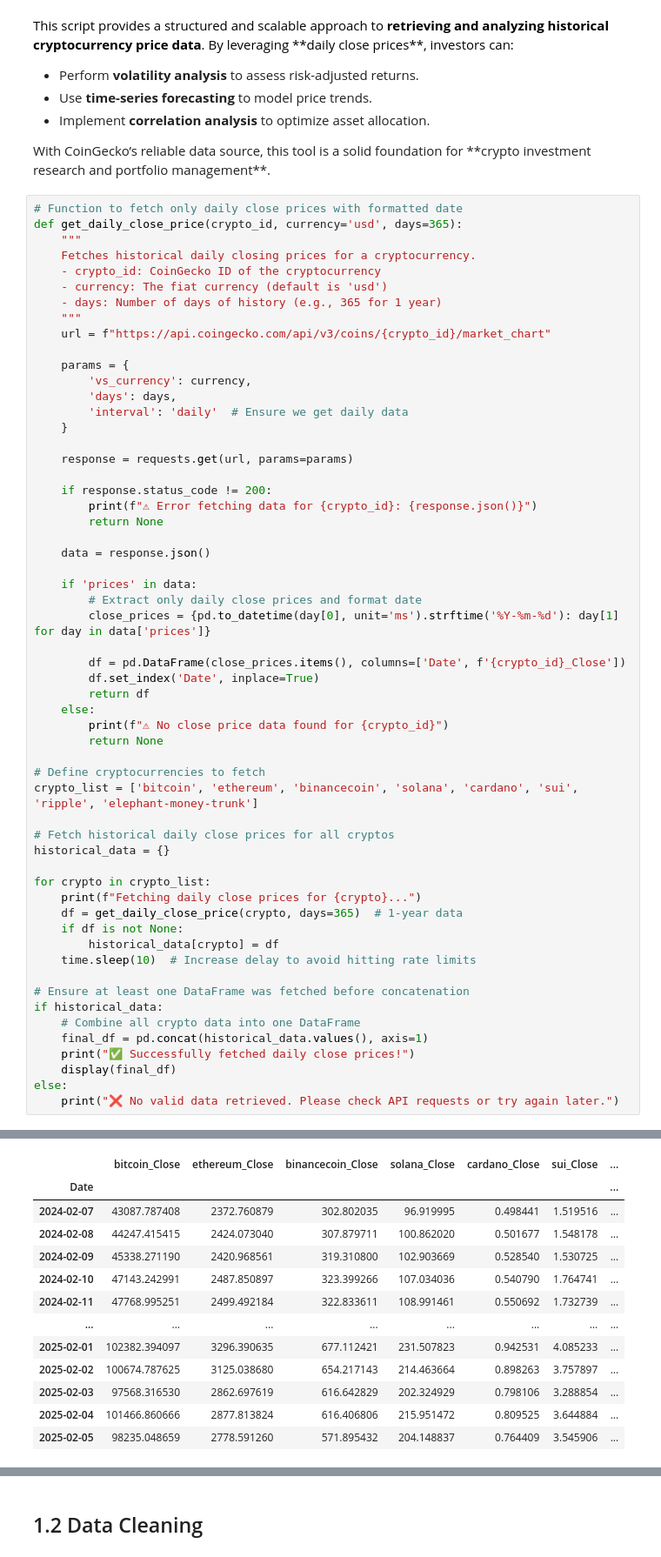
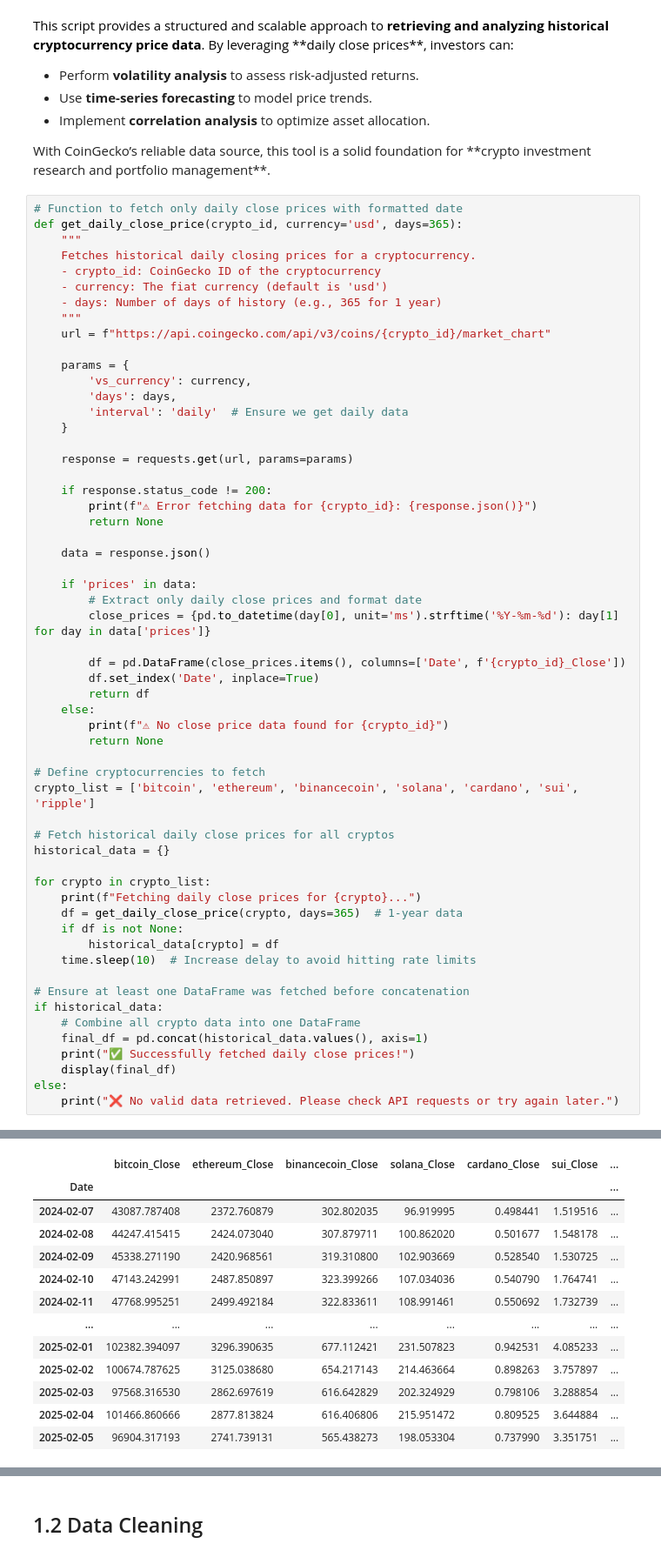
Before and after one commit to NatP-dev/Complete-Python-3-Bootcamp, a Jupyter notebook: Welcome_to_Colaboratory.ipynb, the cells around one changed output, grey strips where cells are left out. Shown at 87% size. Drawn from its saved outputs; the diff is of its cells as text.

```diff
--- a/Welcome_to_Colaboratory.ipynb
+++ b/Welcome_to_Colaboratory.ipynb
@@ -164,7 +164,7 @@ def get_daily_close_price(crypto_id, currency='usd', days=365):
         return None
 
 # Define cryptocurrencies to fetch
-crypto_list = ['bitcoin', 'ethereum', 'binancecoin', 'solana', 'cardano', 'sui', 'ripple', 'elephant-money-trunk']
+crypto_list = ['bitcoin', 'ethereum', 'binancecoin', 'solana', 'cardano', 'sui', 'ripple']
 
 # Fetch historical daily close prices for all cryptos
 historical_data = {}
@@ -196,14 +195,14 @@ Fetching daily close prices for elephant-money-trunk...
 ✅ Successfully fetched daily close prices!
 |  | bitcoin_Close | ethereum_Close | binancecoin_Close | solana_Close | cardano_Close | sui_Close | ... |
 | Date |  |  |  |  |  |  | ... |
 | 2024-02-07 | 43087.787408 | 2372.760879 | 302.802035 | 96.919995 | 0.498441 | 1.519516 | ... |
 | 2024-02-08 | 44247.415415 | 2424.073040 | 307.879711 | 100.862020 | 0.501677 | 1.548178 | ... |
 | 2024-02-09 | 45338.271190 | 2420.968561 | 319.310800 | 102.903669 | 0.528540 | 1.530725 | ... |
 | 2024-02-10 | 47143.242991 | 2487.850897 | 323.399266 | 107.034036 | 0.540790 | 1.764741 | ... |
 | 2024-02-11 | 47768.995251 | 2499.492184 | 322.833611 | 108.991461 | 0.550692 | 1.732739 | ... |
 | ... | ... | ... | ... | ... | ... | ... | ... |
 | 2025-02-01 | 102382.394097 | 3296.390635 | 677.112421 | 231.507823 | 0.942531 | 4.085233 | ... |
 | 2025-02-02 | 100674.787625 | 3125.038680 | 654.217143 | 214.463664 | 0.898263 | 3.757897 | ... |
 | 2025-02-03 | 97568.316530 | 2862.697619 | 616.642829 | 202.324929 | 0.798106 | 3.288854 | ... |
 | 2025-02-04 | 101466.860666 | 2877.813824 | 616.406806 | 215.951472 | 0.809525 | 3.644884 | ... |
-| 2025-02-05 | 98235.048659 | 2778.591260 | 571.895432 | 204.148837 | 0.764409 | 3.545906 | ... |
+| 2025-02-05 | 96904.317193 | 2741.739131 | 565.438273 | 198.053304 | 0.737990 | 3.351751 | ... |
```
Also changed, not shown: parts of 9 cells of this notebook.
